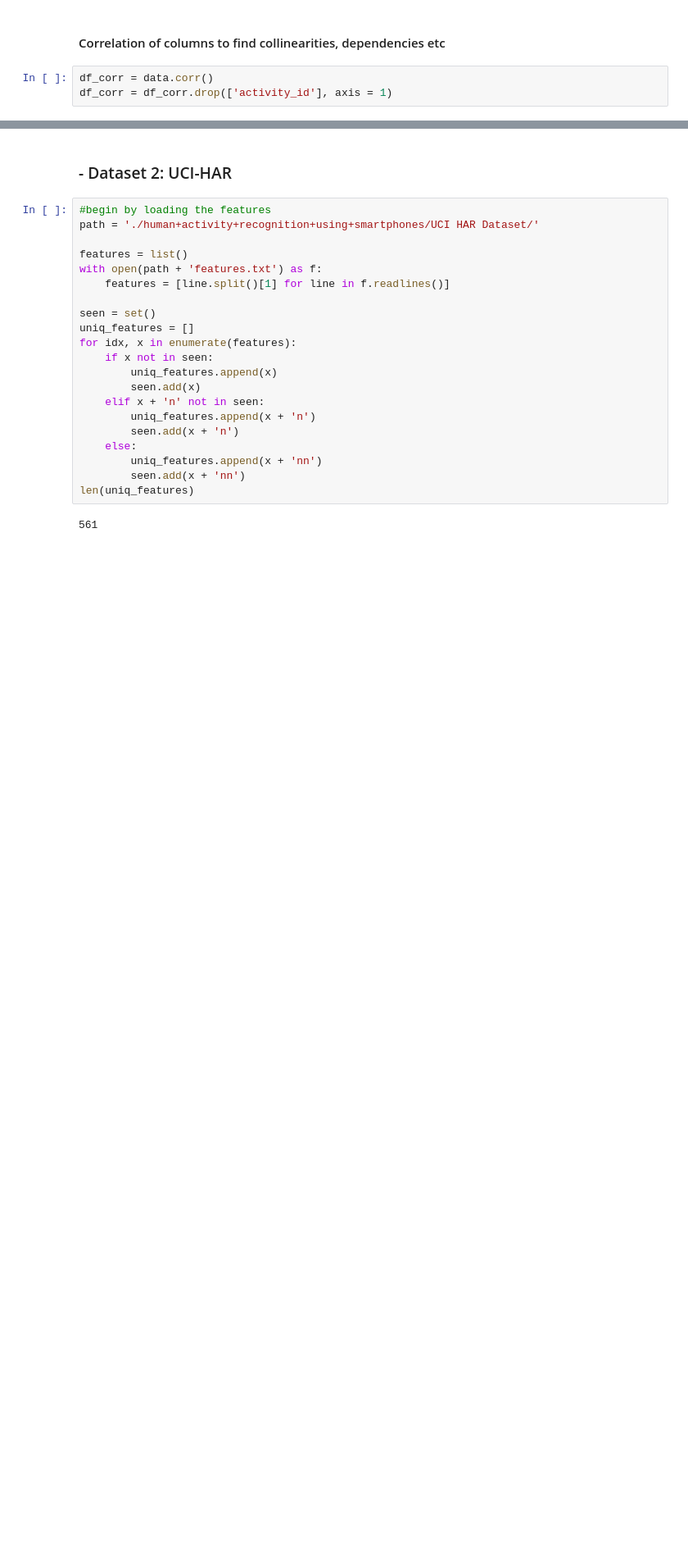
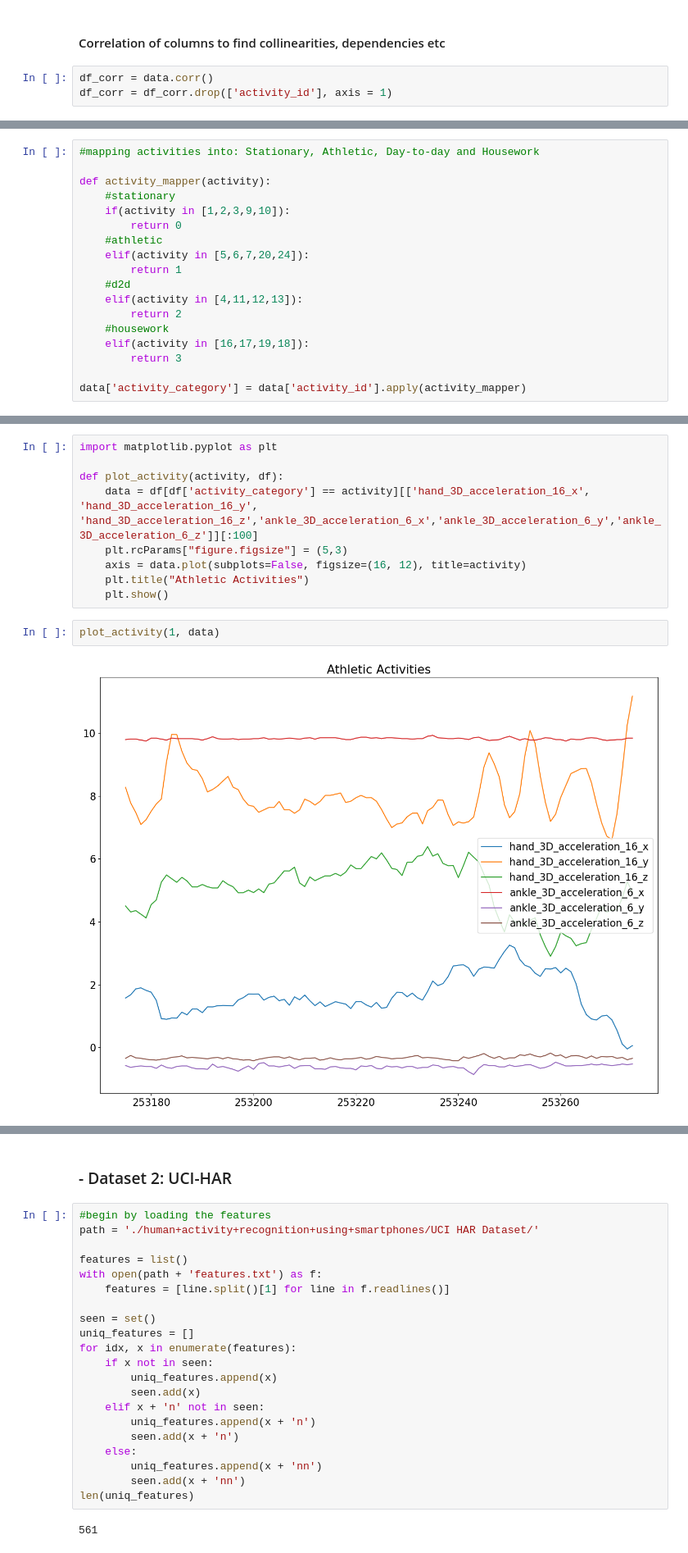
Before and after one commit to dimtsiamouras/measuring_bias_thesis, a Jupyter notebook: Exploratory Data Analysis.ipynb, the cells around one changed output, grey strips where cells are left out. Shown at 82% size. Drawn from its saved outputs; the diff is of its cells as text; blank space fills up the shorter version.

```diff
--- a/Exploratory Data Analysis.ipynb
+++ b/Exploratory Data Analysis.ipynb
@@ -577,0 +590,18 @@ hand_temperature and chest_temperature: 0.7575141282482154
+# %%
+#mapping activities into: Stationary, Athletic, Day-to-day and Housework
+
+def activity_mapper(activity):
+    #stationary
+    if(activity in [1,2,3,9,10]):
+        return 0
+    #athletic
+    elif(activity in [5,6,7,20,24]):
+        return 1
+    #d2d
+    elif(activity in [4,11,12,13]):
+        return 2
+    #housework
+    elif(activity in [16,17,19,18]):
+        return 3
+
+data['activity_category'] = data['activity_id'].apply(activity_mapper)
@@ -577,0 +618,13 @@ hand_temperature and chest_temperature: 0.7575141282482154
+# %%
+import matplotlib.pyplot as plt
+
+def plot_activity(activity, df):
+    data = df[df['activity_category'] == activity][['hand_3D_acceleration_16_x', 'hand_3D_acceleration_16_y', 'hand_3D_acceleration_16_z','ankle_3D_acceleration_6_x','ankle_3D_acceleration_6_y','ankle_3D_acceleration_6_z']][:100]
+    plt.rcParams["figure.figsize"] = (5,3)
+    axis = data.plot(subplots=False, figsize=(16, 12), title=activity)
+    plt.title("Athletic Activities")
+    plt.show()
+# %%
+plot_activity(1, data)
+# %% [output]
+[figure, added]
```
Also changed, not shown: parts of 11 cells of this notebook.
